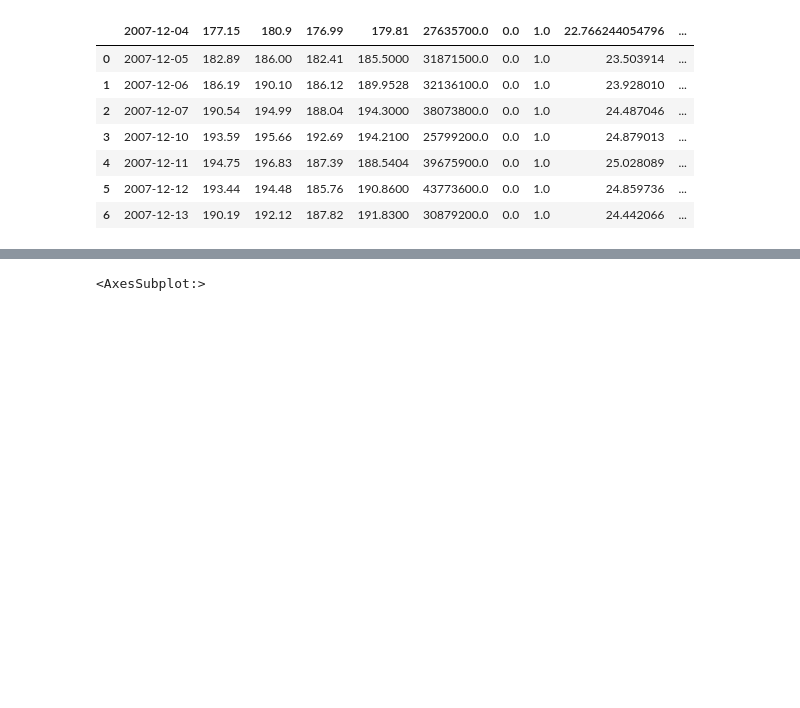
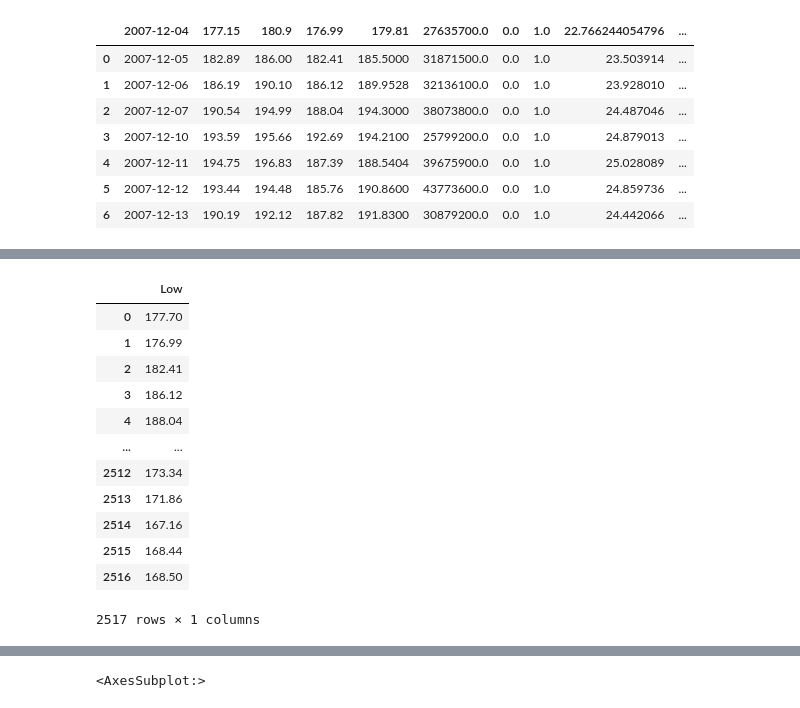
Before and after one commit to secmldev/quick-start-python, a Jupyter notebook: 104_pandas_read_stock_data.ipynb, the cells around one changed output, grey strips where cells are left out. Saved outputs shown, nothing was run; the diff lists cells and outputs as text; code cells hidden in the pictures; blank space fills up the shorter version.

```diff
--- a/104_pandas_read_stock_data.ipynb
+++ b/104_pandas_read_stock_data.ipynb
@@ -89,0 +99,18 @@ data.head()
+# %%
+temp1 = data[['Low']]
+# %%
+temp1
+# %% [output]
+|  | Low |
+| 0 | 177.70 |
+| 1 | 176.99 |
+| 2 | 182.41 |
+| 3 | 186.12 |
+| 4 | 188.04 |
+| ... | ... |
+| 2512 | 173.34 |
+| 2513 | 171.86 |
+| 2514 | 167.16 |
+| 2515 | 168.44 |
+| 2516 | 168.50 |
+2517 rows × 1 columns
```
Also changed, not shown: parts of 4 cells of this notebook, 13 other files.
